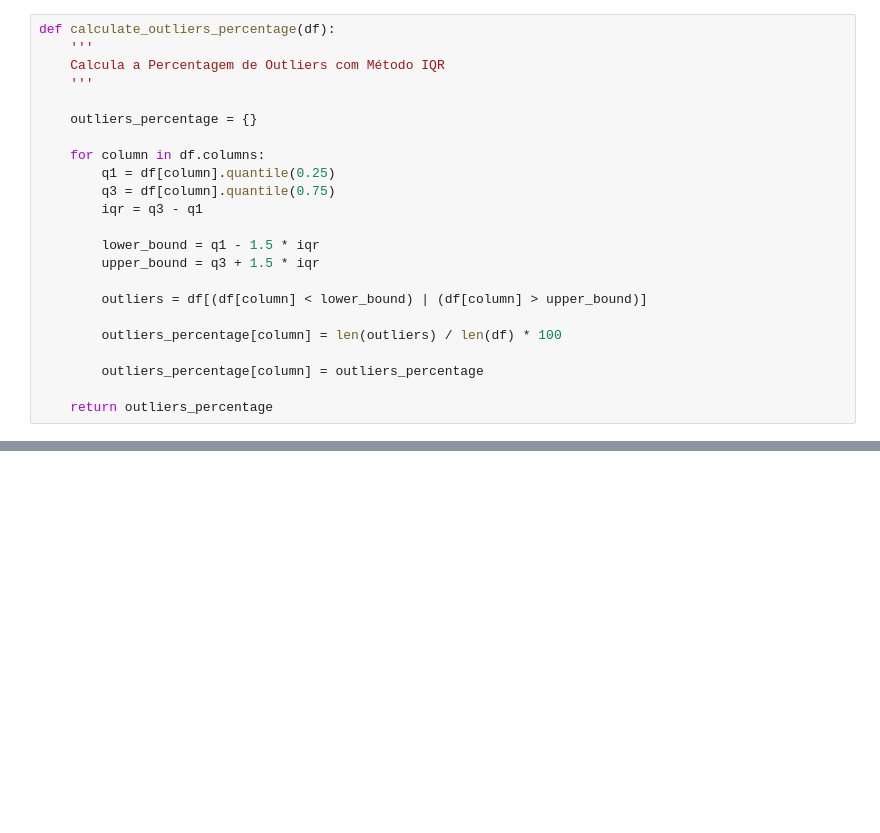
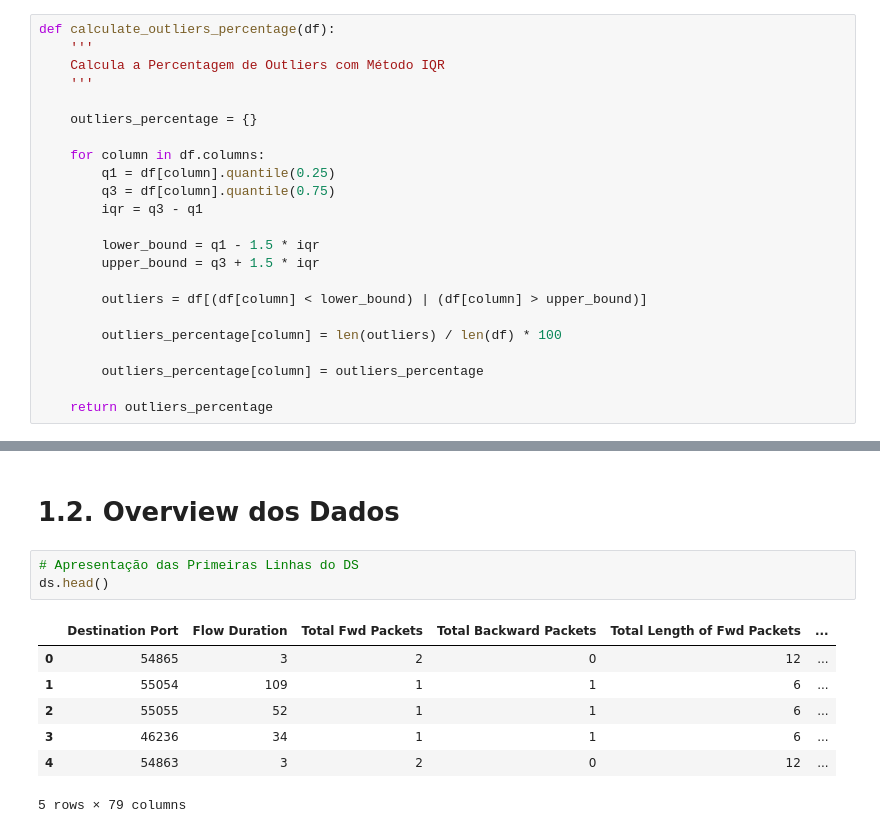
Before and after one commit to dani2308/scadatr, a Jupyter notebook: eda.ipynb, the cells around one changed output, grey strips where cells are left out. Saved outputs shown, nothing was run; the diff lists cells and outputs as text; blank space fills up the shorter version.

```diff
--- a/eda.ipynb
+++ b/eda.ipynb
@@ -176,0 +194,13 @@ def calculate_outliers_percentage(df):
+# %% [markdown]
+# 1.2. Overview dos Dados
+# %%
+# Apresentação das Primeiras Linhas do DS
+ds.head()
+# %% [output]
+|  | Destination Port | Flow Duration | Total Fwd Packets | Total Backward Packets | Total Length of Fwd Packets | ... |
+| 0 | 54865 | 3 | 2 | 0 | 12 | ... |
+| 1 | 55054 | 109 | 1 | 1 | 6 | ... |
+| 2 | 55055 | 52 | 1 | 1 | 6 | ... |
+| 3 | 46236 | 34 | 1 | 1 | 6 | ... |
+| 4 | 54863 | 3 | 2 | 0 | 12 | ... |
+5 rows × 79 columns
```
Also changed, not shown: parts of 7 cells of this notebook.
